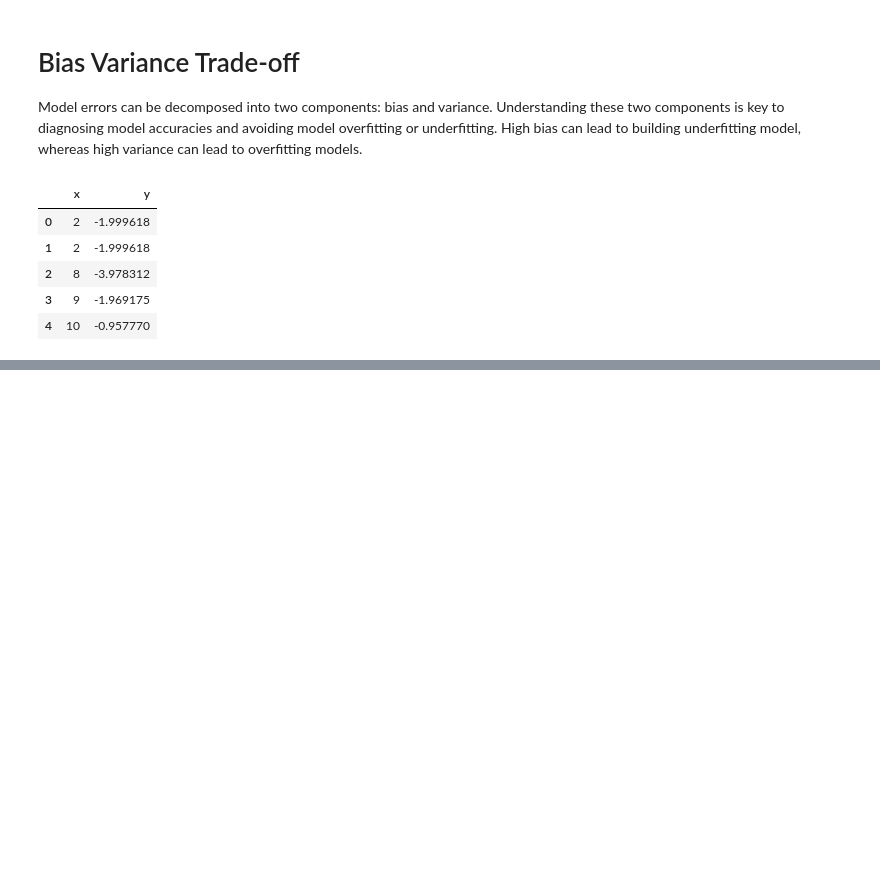
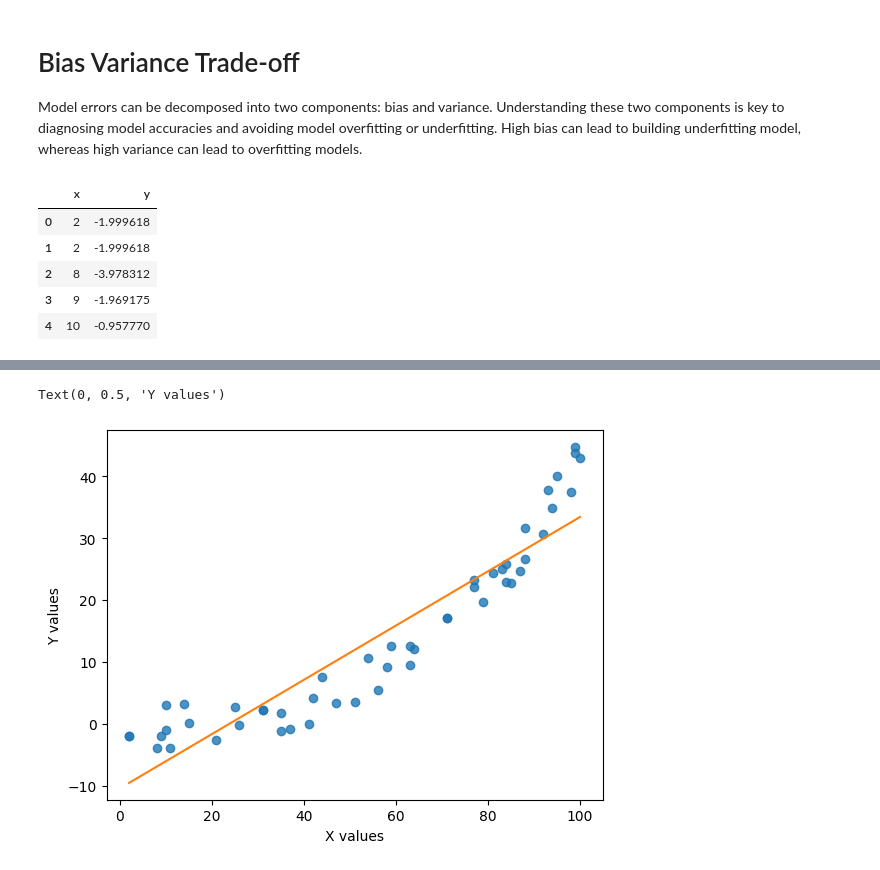
Before and after one commit to Anurag-Warthi/ExcelR, a Jupyter notebook: Data Science/04-Advanced_ML/03-Bias_Variance.ipynb, the cells around one changed output, grey strips where cells are left out. Saved outputs shown, nothing was run; the diff lists cells and outputs as text; code cells hidden in the pictures; blank space fills up the shorter version.

```diff
--- a/Data Science/04-Advanced_ML/03-Bias_Variance.ipynb
+++ b/Data Science/04-Advanced_ML/03-Bias_Variance.ipynb
@@ -20,0 +34,15 @@ curve_df.head()
+# %%
+def fit_poly(degree):
+    p = np.polyfit(curve_df.x, curve_df.y, deg = degree)
+    curve_df['fit'] = np.polyval(p, curve_df.x)
+
+    sns.regplot(x=curve_df.x, y=curve_df.y, fit_reg=False)
+    return plt.plot(curve_df.x, curve_df.fit, label='fit')
+# %%
+# Fitting a model with degree 1 (y = beta_1 * x_1 + epsilon)
+fit_poly(1)
+plt.xlabel('X values')
+plt.ylabel('Y values')
+# %% [output]
+Text(0, 0.5, 'Y values')
+[figure, added]
```
Also changed, not shown: parts of 7 cells of this notebook.
